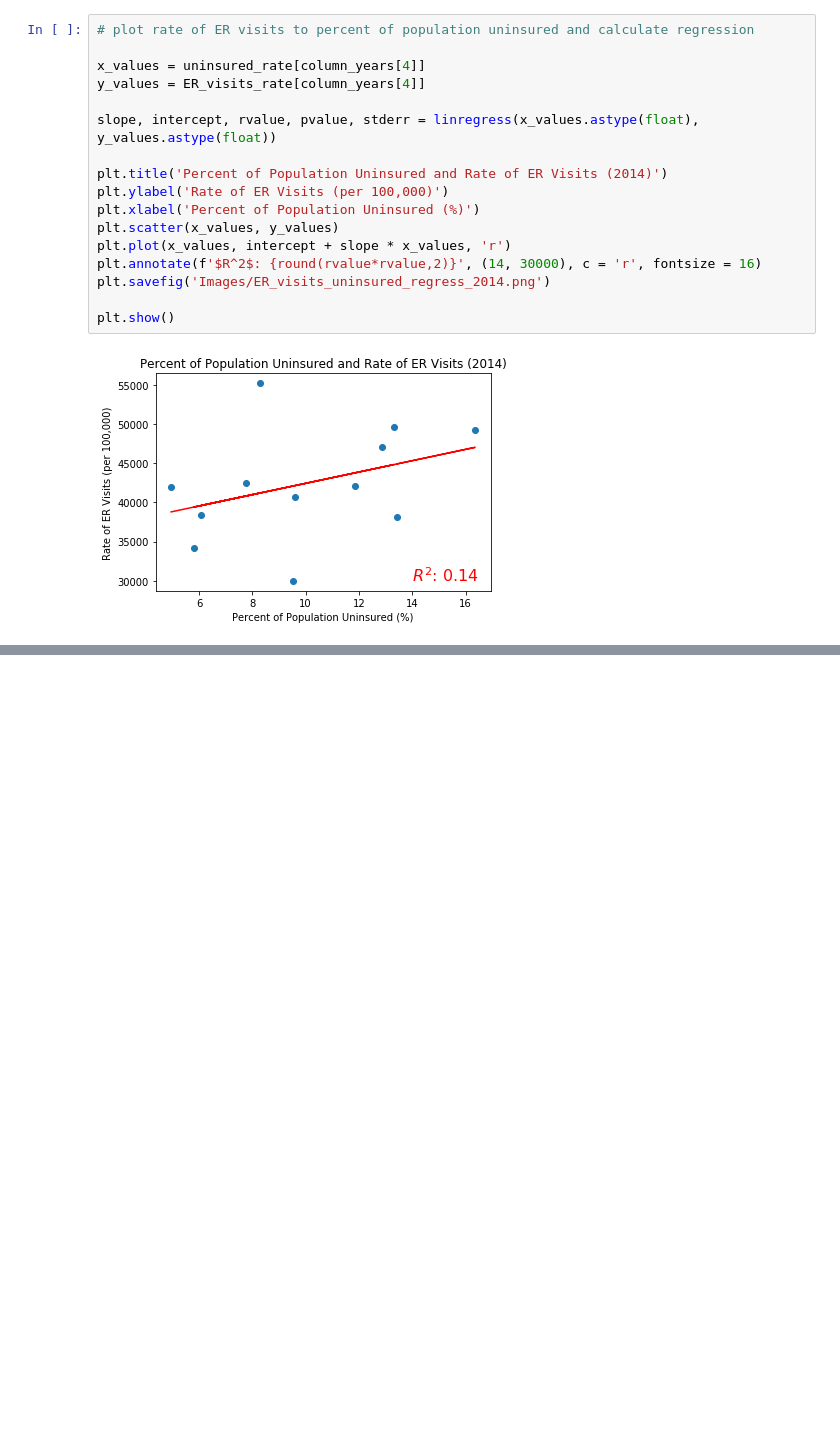
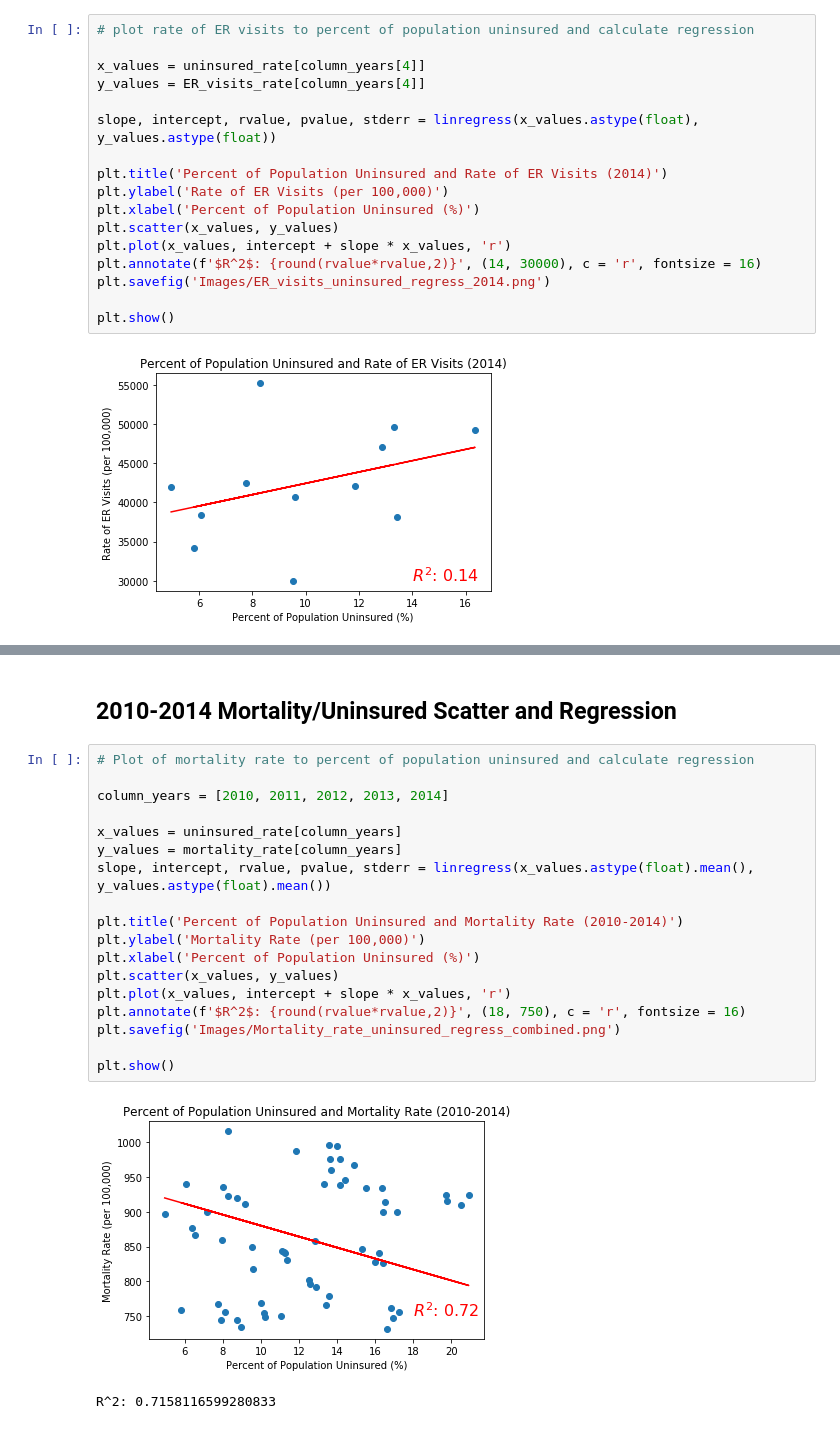
Before and after one commit to TJL30308/DREAM_Project, a Jupyter notebook: ER_Visits_Analysis.ipynb, the cells around one changed output, grey strips where cells are left out. Cells and saved outputs as stored; diff of their text form; blank space fills up the shorter version.

```diff
--- a/ER_Visits_Analysis.ipynb
+++ b/ER_Visits_Analysis.ipynb
@@ -396,0 +400,23 @@ mortality_rate.sort_values(by = '2010', ascending = False)
+# %% [markdown]
+## 2010-2014 Mortality/Uninsured Scatter and Regression
+# %%
+# Plot of mortality rate to percent of population uninsured and calculate regression
+
+column_years = [2010, 2011, 2012, 2013, 2014]
+
+x_values = uninsured_rate[column_years]
+y_values = mortality_rate[column_years]
+slope, intercept, rvalue, pvalue, stderr = linregress(x_values.astype(float).mean(), y_values.astype(float).mean())
+
+plt.title('Percent of Population Uninsured and Mortality Rate (2010-2014)')
+plt.ylabel('Mortality Rate (per 100,000)')
+plt.xlabel('Percent of Population Uninsured (%)')
+plt.scatter(x_values, y_values)
+plt.plot(x_values, intercept + slope * x_values, 'r')
+plt.annotate(f'$R^2$: {round(rvalue*rvalue,2)}', (18, 750), c = 'r', fontsize = 16)
+plt.savefig('Images/Mortality_rate_uninsured_regress_combined.png')
+
+plt.show()
+# %% [output]
+[figure, added]
+R^2: 0.7158116599280833
```
Also changed, not shown: parts of 18 cells of this notebook, 6 other files.
